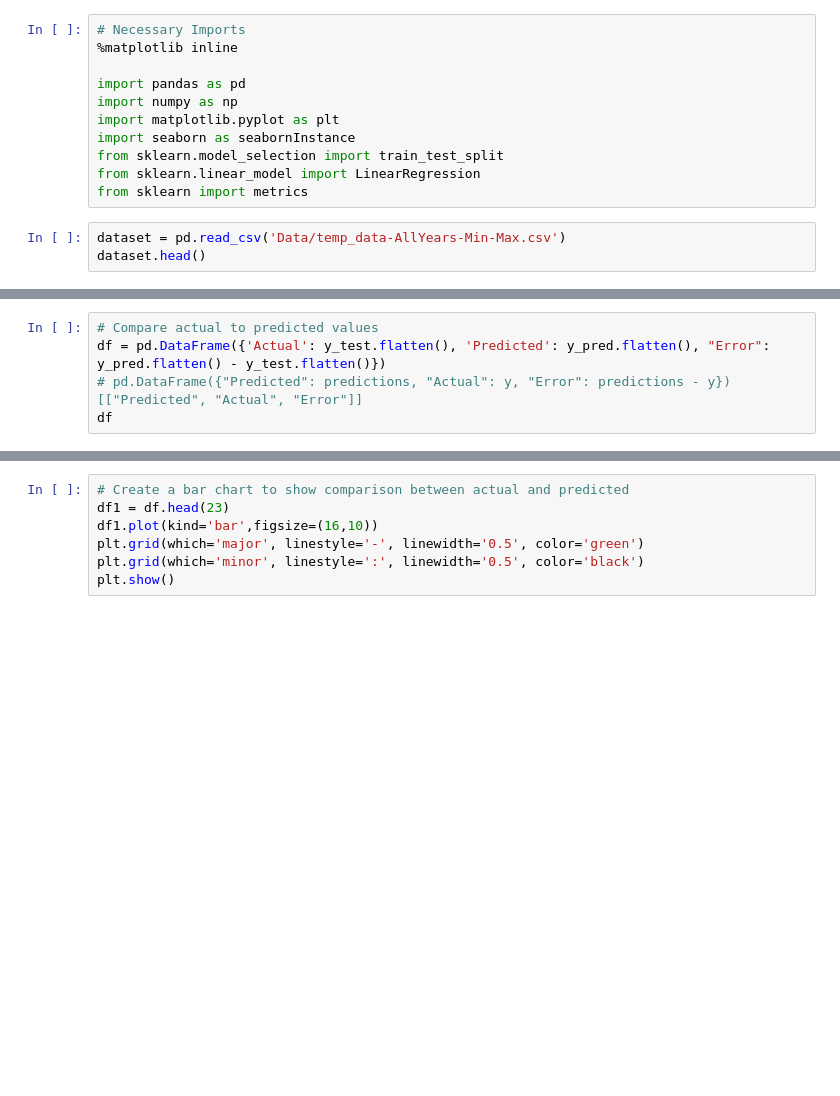
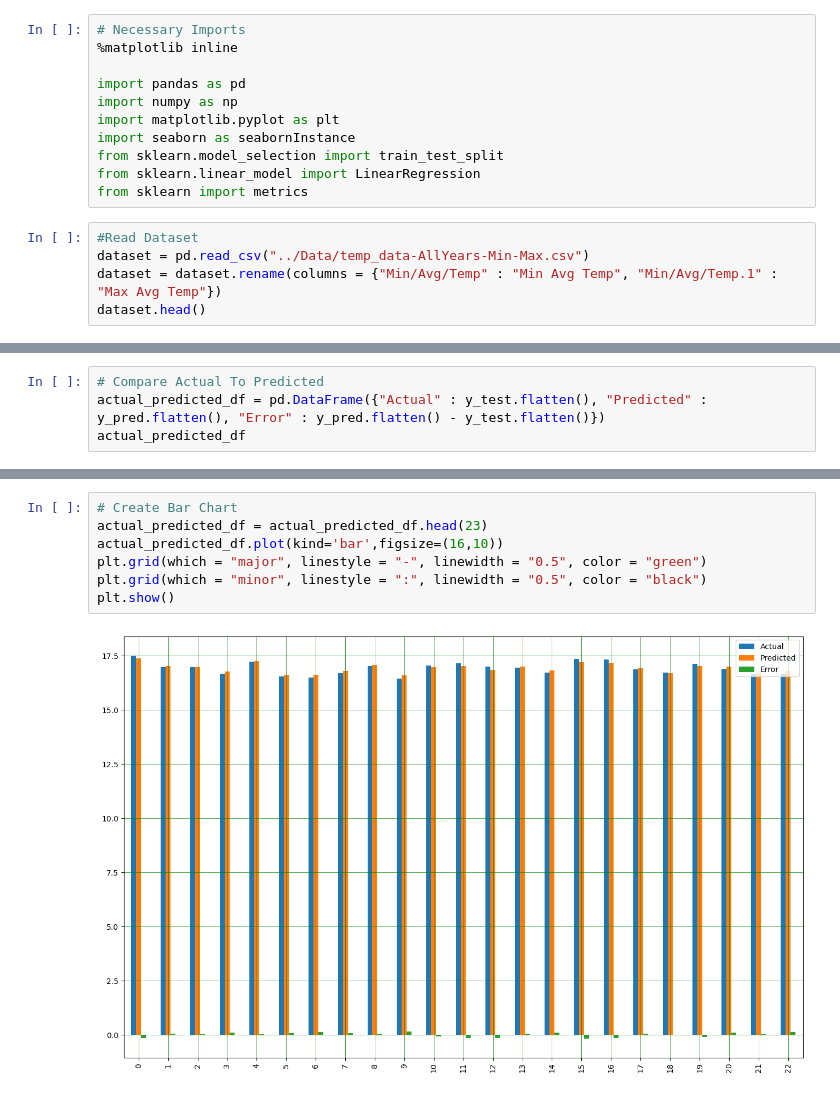
Before and after one commit to Khoi-Duong/ClimateChange, a Jupyter notebook: JupyterNotebook Files/xMinTemp_yMaxTemp Correlation.ipynb, the cells around one changed output, grey strips where cells are left out. Cells and saved outputs as stored; diff of their text form; blank space fills up the shorter version.

```diff
--- a/JupyterNotebook Files/xMinTemp_yMaxTemp Correlation.ipynb
+++ b/JupyterNotebook Files/xMinTemp_yMaxTemp Correlation.ipynb
@@ -10,5 +10,7 @@ from sklearn.model_selection import train_test_split
 from sklearn.linear_model import LinearRegression
 from sklearn import metrics
 # %%
-dataset = pd.read_csv('Data/temp_data-AllYears-Min-Max.csv')
+#Read Dataset
+dataset = pd.read_csv("../Data/temp_data-AllYears-Min-Max.csv")
+dataset = dataset.rename(columns = {"Min/Avg/Temp" : "Min Avg Temp", "Min/Avg/Temp.1" : "Max Avg Temp"})
 dataset.head()
@@ -33,6 +48,5 @@ print("The slope is:  ", regressor.coef_)
 y_pred = regressor.predict(X_test)
 # %%
-# Compare actual to predicted values
-df = pd.DataFrame({'Actual': y_test.flatten(), 'Predicted': y_pred.flatten(), "Error": y_pred.flatten() - y_test.flatten()})
-# pd.DataFrame({"Predicted": predictions, "Actual": y, "Error": predictions - y})[["Predicted", "Actual", "Error"]]
-df
+# Compare Actual To Predicted
+actual_predicted_df = pd.DataFrame({"Actual" : y_test.flatten(), "Predicted" : y_pred.flatten(), "Error" : y_pred.flatten() - y_test.flatten()})
+actual_predicted_df
@@ -39,8 +71,10 @@ df
 # %%
-# Create a bar chart to show comparison between actual and predicted
-df1 = df.head(23)
-df1.plot(kind='bar',figsize=(16,10))
-plt.grid(which='major', linestyle='-', linewidth='0.5', color='green')
-plt.grid(which='minor', linestyle=':', linewidth='0.5', color='black')
+# Create Bar Chart
+actual_predicted_df = actual_predicted_df.head(23)
+actual_predicted_df.plot(kind='bar',figsize=(16,10))
+plt.grid(which = "major", linestyle = "-", linewidth = "0.5", color = "green")
+plt.grid(which = "minor", linestyle = ":", linewidth = "0.5", color = "black")
 plt.show()
+# %% [output]
+[figure, added]
 # %%
```
Also changed, not shown: parts of 15 cells of this notebook.
